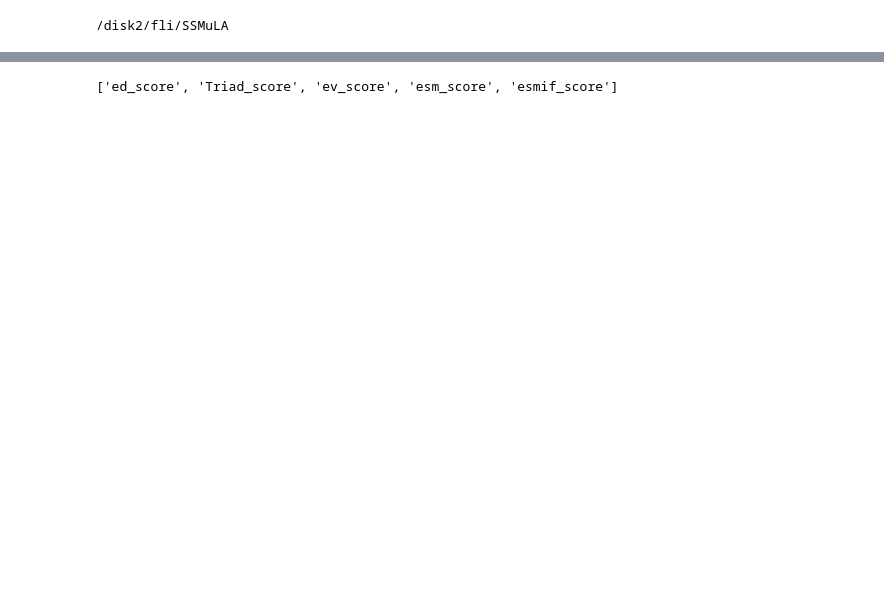
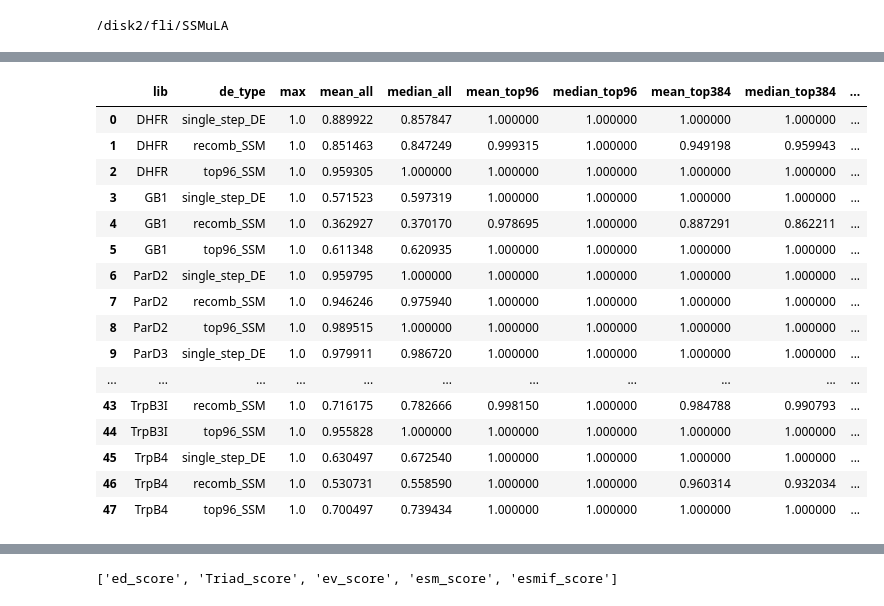
Before and after one commit to fhalab/SSMuLA, a Jupyter notebook: sandbox/fig_cleanup/fig2a.ipynb, the cells around one changed output, grey strips where cells are left out. Saved outputs shown, nothing was run; the diff lists cells and outputs as text; code cells hidden in the pictures; blank space fills up the shorter version.

```diff
--- a/sandbox/fig_cleanup/fig2a.ipynb
+++ b/sandbox/fig_cleanup/fig2a.ipynb
@@ -41,6 +41,26 @@ lib_stat  = pd.read_csv("results/corr_all/384/boosting|ridge-top96/merge_all.csv
 # %%
 mlde_all = pd.read_csv("results/mlde/all_df_comb_onehot.csv")
 de_all = pd.read_csv("results/de/DE-active/scale2max/all_landscape_de_summary.csv")
+# %%
+de_all
+# %% [output]
+|  | lib | de_type | max | mean_all | median_all | mean_top96 | median_top96 | mean_top384 | median_top384 | ... |
+| 0 | DHFR | single_step_DE | 1.0 | 0.889922 | 0.857847 | 1.000000 | 1.000000 | 1.000000 | 1.000000 | ... |
+| 1 | DHFR | recomb_SSM | 1.0 | 0.851463 | 0.847249 | 0.999315 | 1.000000 | 0.949198 | 0.959943 | ... |
+| 2 | DHFR | top96_SSM | 1.0 | 0.959305 | 1.000000 | 1.000000 | 1.000000 | 1.000000 | 1.000000 | ... |
+| 3 | GB1 | single_step_DE | 1.0 | 0.571523 | 0.597319 | 1.000000 | 1.000000 | 1.000000 | 1.000000 | ... |
+| 4 | GB1 | recomb_SSM | 1.0 | 0.362927 | 0.370170 | 0.978695 | 1.000000 | 0.887291 | 0.862211 | ... |
+| 5 | GB1 | top96_SSM | 1.0 | 0.611348 | 0.620935 | 1.000000 | 1.000000 | 1.000000 | 1.000000 | ... |
+| 6 | ParD2 | single_step_DE | 1.0 | 0.959795 | 1.000000 | 1.000000 | 1.000000 | 1.000000 | 1.000000 | ... |
+| 7 | ParD2 | recomb_SSM | 1.0 | 0.946246 | 0.975940 | 1.000000 | 1.000000 | 1.000000 | 1.000000 | ... |
+| 8 | ParD2 | top96_SSM | 1.0 | 0.989515 | 1.000000 | 1.000000 | 1.000000 | 1.000000 | 1.000000 | ... |
+| 9 | ParD3 | single_step_DE | 1.0 | 0.979911 | 0.986720 | 1.000000 | 1.000000 | 1.000000 | 1.000000 | ... |
+| ... | ... | ... | ... | ... | ... | ... | ... | ... | ... | ... |
+| 43 | TrpB3I | recomb_SSM | 1.0 | 0.716175 | 0.782666 | 0.998150 | 1.000000 | 0.984788 | 0.990793 | ... |
+| 44 | TrpB3I | top96_SSM | 1.0 | 0.955828 | 1.000000 | 1.000000 | 1.000000 | 1.000000 | 1.000000 | ... |
+| 45 | TrpB4 | single_step_DE | 1.0 | 0.630497 | 0.672540 | 1.000000 | 1.000000 | 1.000000 | 1.000000 | ... |
+| 46 | TrpB4 | recomb_SSM | 1.0 | 0.530731 | 0.558590 | 1.000000 | 1.000000 | 0.960314 | 0.932034 | ... |
+| 47 | TrpB4 | top96_SSM | 1.0 | 0.700497 | 0.739434 | 1.000000 | 1.000000 | 1.000000 | 1.000000 | ... |
 # %%
 active_cutoff = 1
 active_lib_list = lib_stat[lib_stat["percent_active"]>active_cutoff]["lib"].tolist()
```
Also changed, not shown: parts of 4 cells of this notebook, 11 other files.
